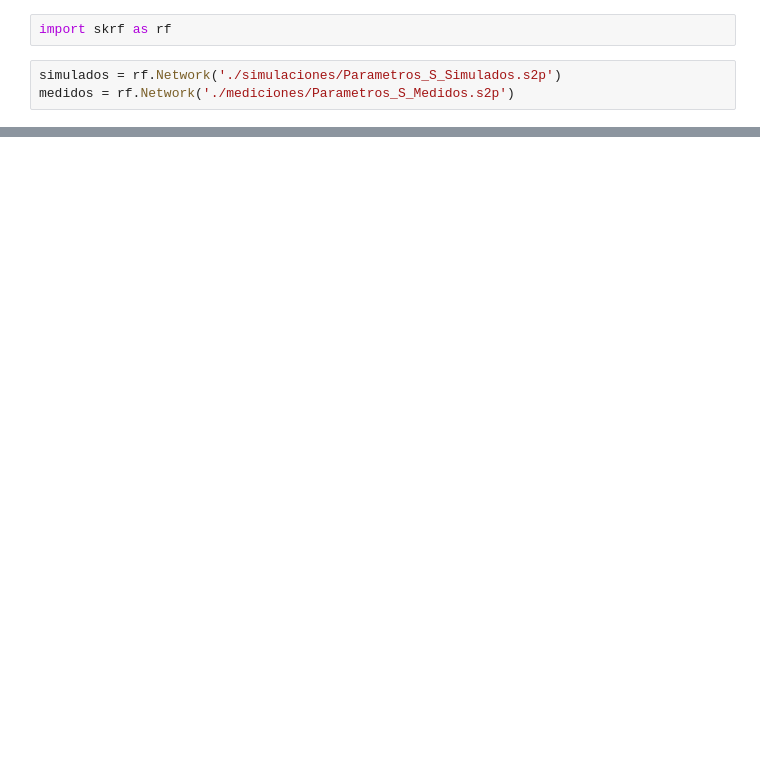
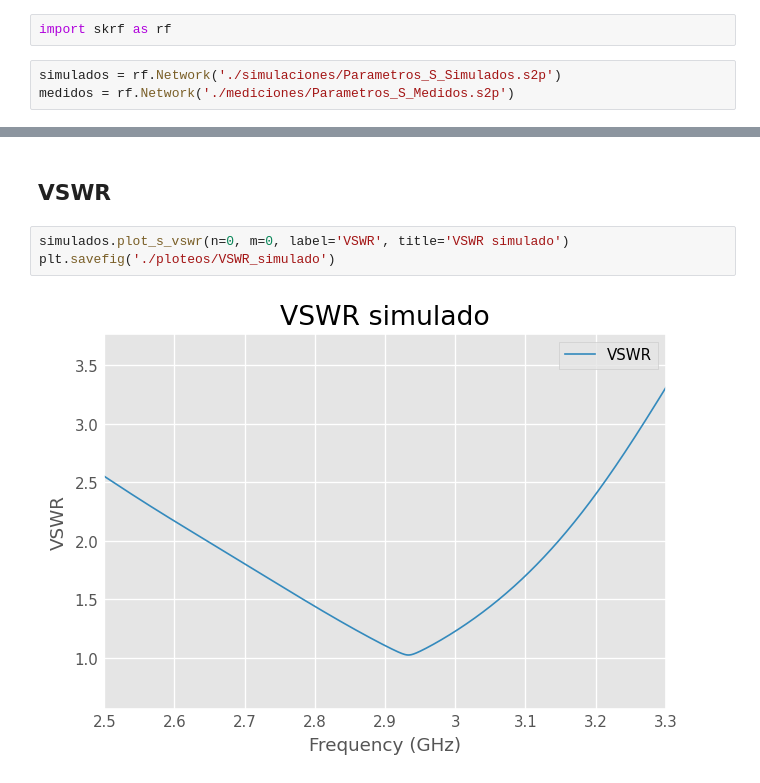
Before and after one commit to SimonAulet/antenas_lab2, a Jupyter notebook: Parametros S.ipynb, the cells around one changed output, grey strips where cells are left out. Cells and saved outputs as stored; diff of their text form; blank space fills up the shorter version.

```diff
--- a/Parametros S.ipynb
+++ b/Parametros S.ipynb
@@ -35,0 +95,7 @@ medidos.plot_s_db()
+# %% [markdown]
+## VSWR
+# %%
+simulados.plot_s_vswr(n=0, m=0, label='VSWR', title='VSWR simulado')
+plt.savefig('./ploteos/VSWR_simulado')
+# %% [output]
+[figure, added]
```
Also changed, not shown: parts of 19 cells of this notebook, 10 other files.
